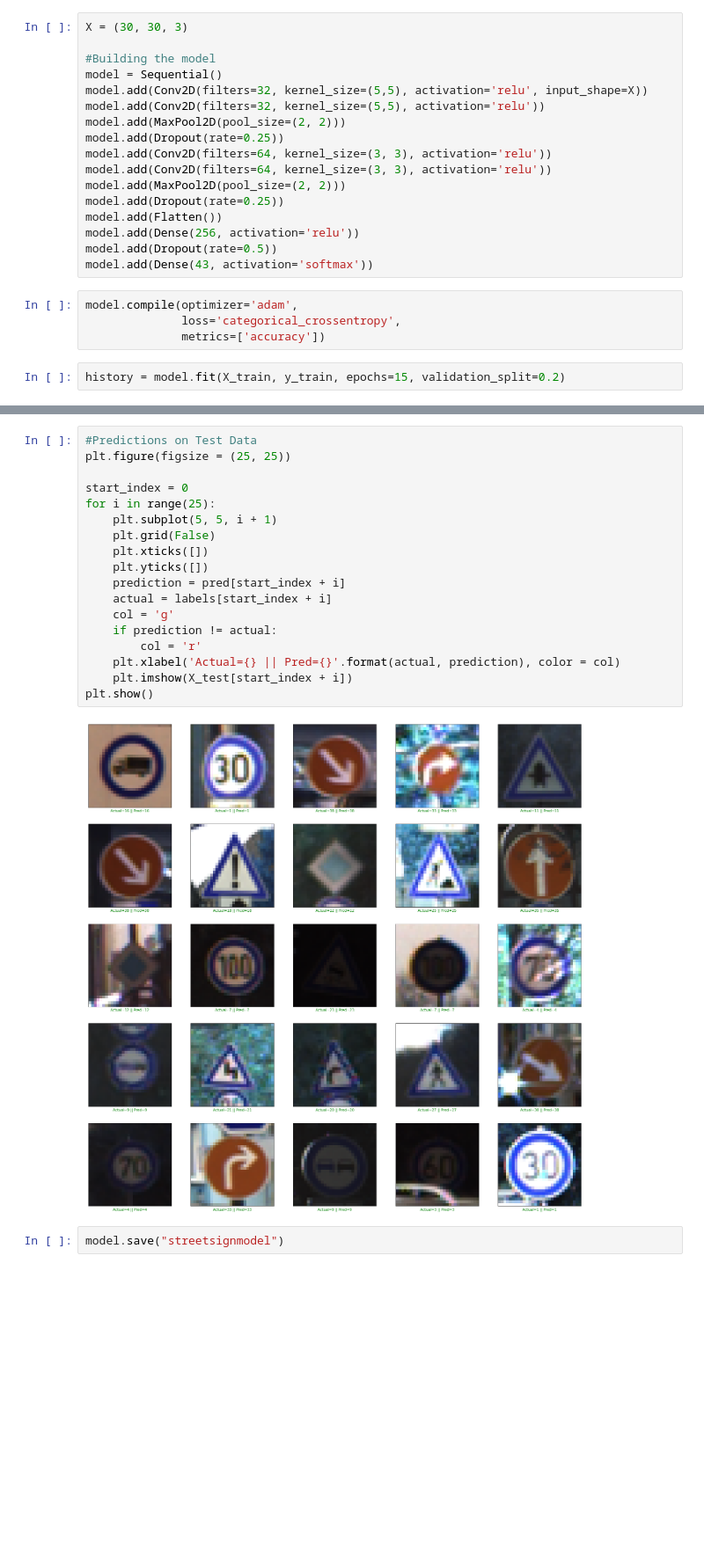
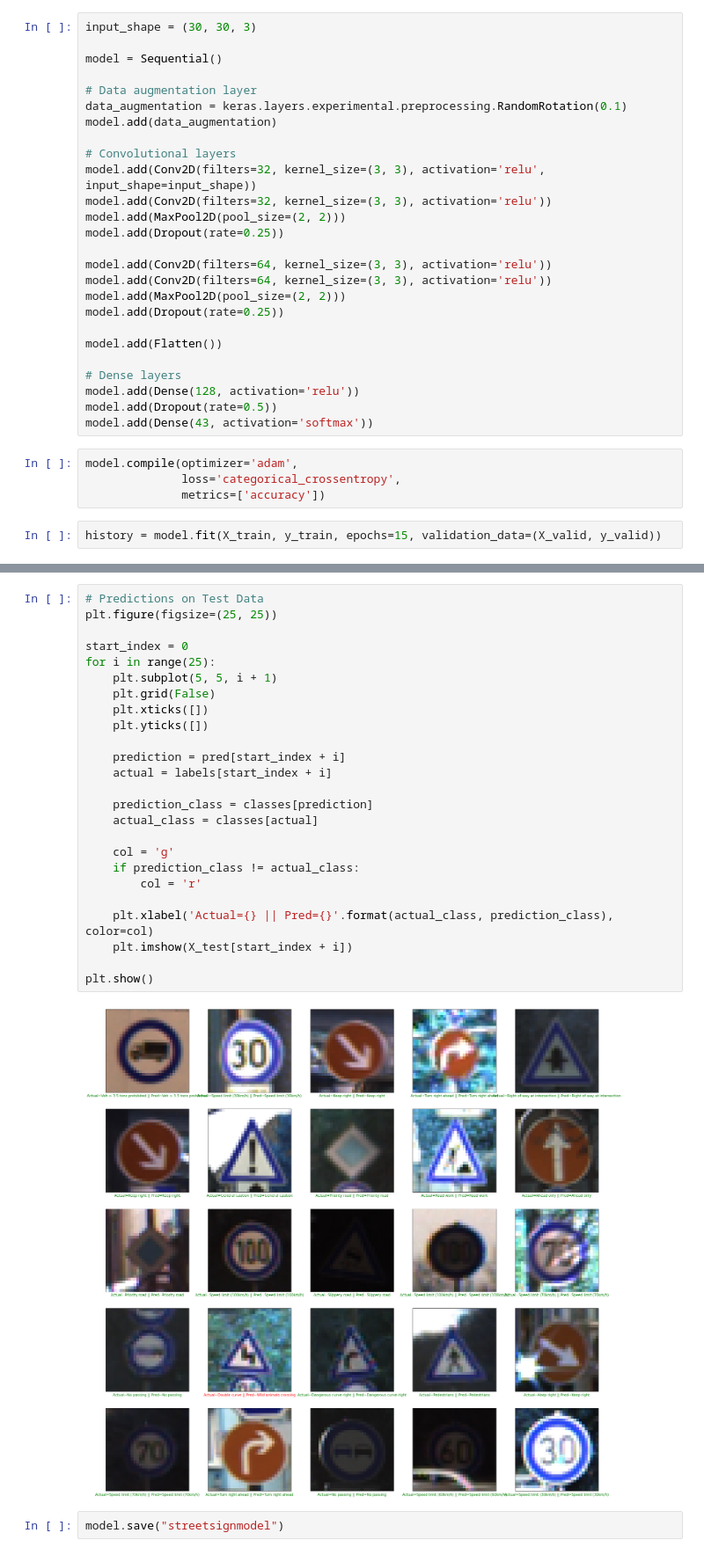
Before and after one commit to AzeglioZHAW/ProjectKI, a Jupyter notebook: Fourth.ipynb, the cells around one changed output, grey strips where cells are left out. Shown at 88% size. Drawn from its saved outputs; the diff is of its cells as text; blank space fills up the shorter version.

```diff
--- a/Fourth.ipynb
+++ b/Fourth.ipynb
@@ -159,20 +159,29 @@ data_augmentation = tf.keras.Sequential([
   layers.RandomZoom(.5, .2)
 ])
 # %%
-X = (30, 30, 3)
+input_shape = (30, 30, 3)
 
-#Building the model
 model = Sequential()
-model.add(Conv2D(filters=32, kernel_size=(5,5), activation='relu', input_shape=X))
-model.add(Conv2D(filters=32, kernel_size=(5,5), activation='relu'))
+
+# Data augmentation layer
+data_augmentation = keras.layers.experimental.preprocessing.RandomRotation(0.1)
+model.add(data_augmentation)
+
+# Convolutional layers
+model.add(Conv2D(filters=32, kernel_size=(3, 3), activation='relu', input_shape=input_shape))
+model.add(Conv2D(filters=32, kernel_size=(3, 3), activation='relu'))
 model.add(MaxPool2D(pool_size=(2, 2)))
 model.add(Dropout(rate=0.25))
+
 model.add(Conv2D(filters=64, kernel_size=(3, 3), activation='relu'))
 model.add(Conv2D(filters=64, kernel_size=(3, 3), activation='relu'))
 model.add(MaxPool2D(pool_size=(2, 2)))
 model.add(Dropout(rate=0.25))
+
 model.add(Flatten())
-model.add(Dense(256, activation='relu'))
+
+# Dense layers
+model.add(Dense(128, activation='relu'))
 model.add(Dropout(rate=0.5))
 model.add(Dense(43, activation='softmax'))
 # %%
@@ -180,6 +189,6 @@ model.compile(optimizer='adam',
               loss='categorical_crossentropy',
               metrics=['accuracy'])
 # %%
-history = model.fit(X_train, y_train, epochs=15, validation_split=0.2)
+history = model.fit(X_train, y_train, epochs=15, validation_data=(X_valid, y_valid))
 # %% [output]
 Epoch 1/15
@@ -284,23 +368,30 @@ weighted avg       0.96      0.96      0.96     12630
 # %%
-#Predictions on Test Data
-plt.figure(figsize = (25, 25))
+# Predictions on Test Data
+plt.figure(figsize=(25, 25))
 
 start_index = 0
 for i in range(25):
     plt.subplot(5, 5, i + 1)
     plt.grid(False)
     plt.xticks([])
     plt.yticks([])
+
     prediction = pred[start_index + i]
     actual = labels[start_index + i]
+
+    prediction_class = classes[prediction]
+    actual_class = classes[actual]
+
     col = 'g'
-    if prediction != actual:
+    if prediction_class != actual_class:
         col = 'r'
-    plt.xlabel('Actual={} || Pred={}'.format(actual, prediction), color = col)
+
+    plt.xlabel('Actual={} || Pred={}'.format(actual_class, prediction_class), color=col)
     plt.imshow(X_test[start_index + i])
+
 plt.show()
 # %% [output]
-[figure, old version]
+[figure, new version]
 # %%
 model.save("streetsignmodel")
 # %% [output]
```
Also changed, not shown: parts of 11 cells of this notebook, 7 other files.
